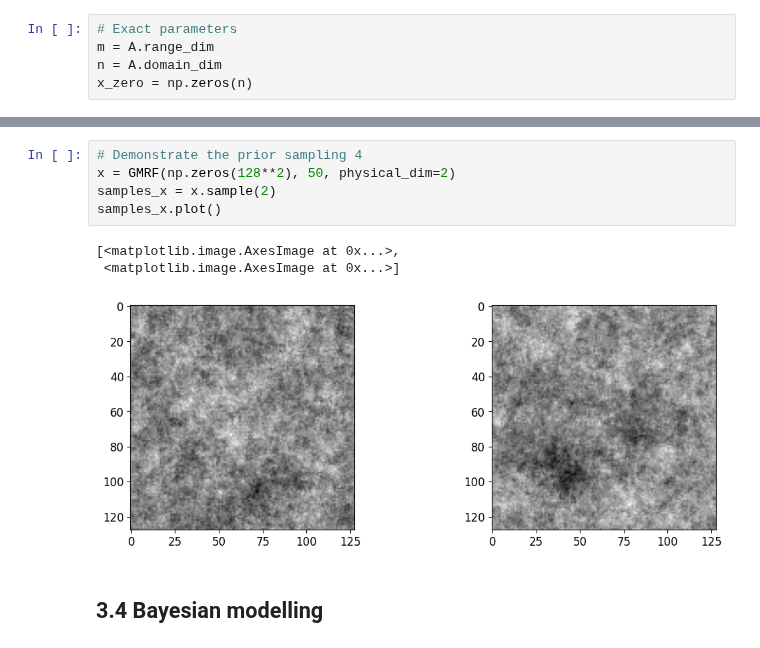
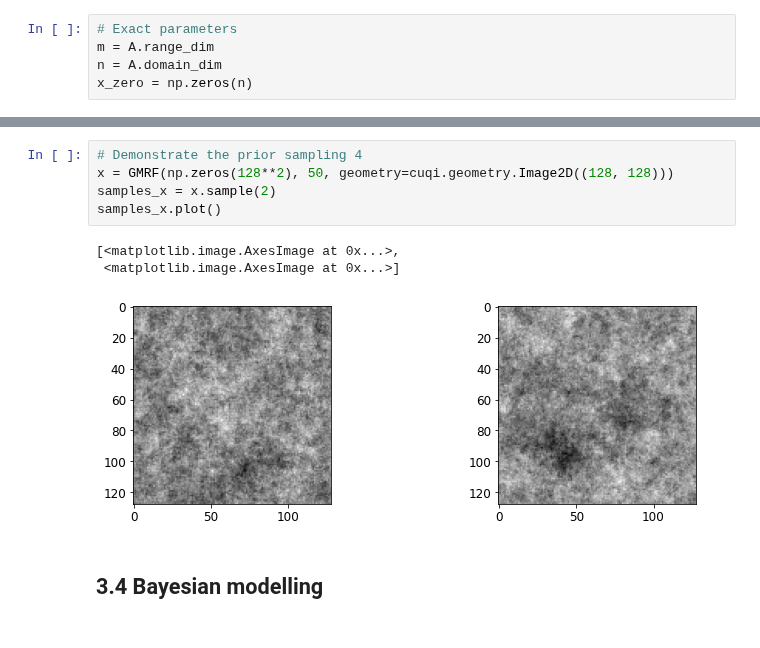
Before and after one commit to CUQI-DTU/Paper-CUQIpy-1-Core, a Jupyter notebook: deconvolution1D/paper1_deconv1D.ipynb, the cells around one changed output, grey strips where cells are left out. Cells and saved outputs as stored; diff of their text form.

Commit message:
Execute notebooks and update for get components and GMRF update

```diff
--- a/deconvolution1D/paper1_deconv1D.ipynb
+++ b/deconvolution1D/paper1_deconv1D.ipynb
@@ -85,12 +90,12 @@ samples_x.plot()
 # %%
 # Demonstrate the prior sampling 4
-x = GMRF(np.zeros(128**2), 50, physical_dim=2)
+x = GMRF(np.zeros(128**2), 50, geometry=cuqi.geometry.Image2D((128, 128)))
 samples_x = x.sample(2)
 samples_x.plot()
 # %% [output]
 [<matplotlib.image.AxesImage at 0x...>,
  <matplotlib.image.AxesImage at 0x...>]
-[figure, old version]
+[figure, new version]
 # %% [markdown]
 ## 3.4 Bayesian modelling
 # %%
```
Also changed, not shown: parts of 10 cells of this notebook, 1 other file.
